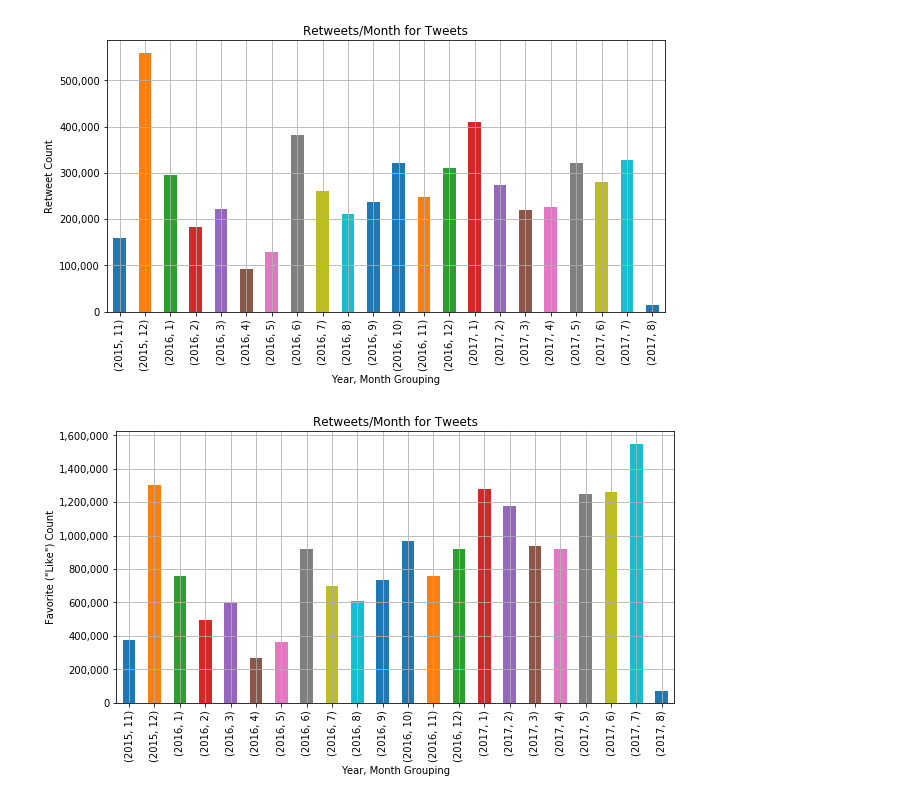
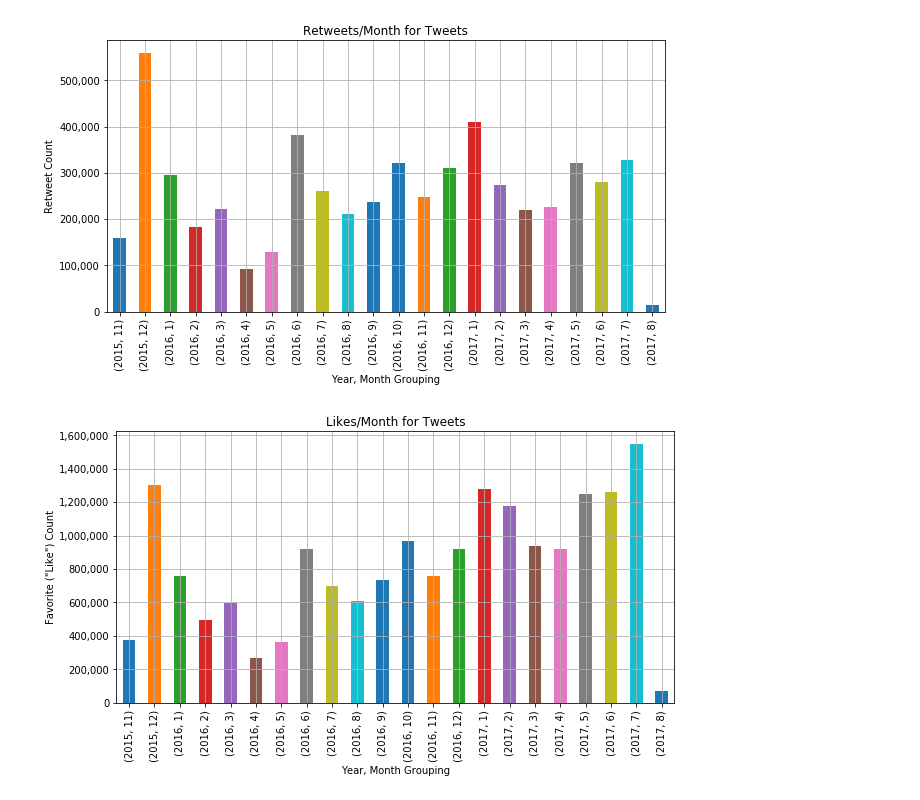
Before and after one commit to sockduct/Udacity-DAND, a Jupyter notebook: Proj7/wrangle_act.ipynb, the cells around one changed output. Drawn from its saved outputs; the diff is of its cells as text; code cells hidden in the pictures.

```diff
--- a/Proj7/wrangle_act.ipynb
+++ b/Proj7/wrangle_act.ipynb
@@ -862,9 +864,9 @@ ax.set_ylabel('Retweet Count');
 [figure]
 # %%
 ax = dfproc.groupby(['created_at_year', 'created_at_month']).favorite_count.sum().plot(kind='bar', figsize=(10, 5),
-               title='Retweets/Month for Tweets', grid=True)
+               title='Likes/Month for Tweets', grid=True)
 ax.get_yaxis().set_major_formatter(ticker.FuncFormatter(lambda x, p: format(int(x), ',')))
 ax.set_xlabel('Year, Month Grouping')
 ax.set_ylabel('Favorite ("Like") Count');
 # %% [output]
-[figure, old version]
+[figure, new version]
```
Also changed, not shown: parts of 4 cells of this notebook, 2 other files.
